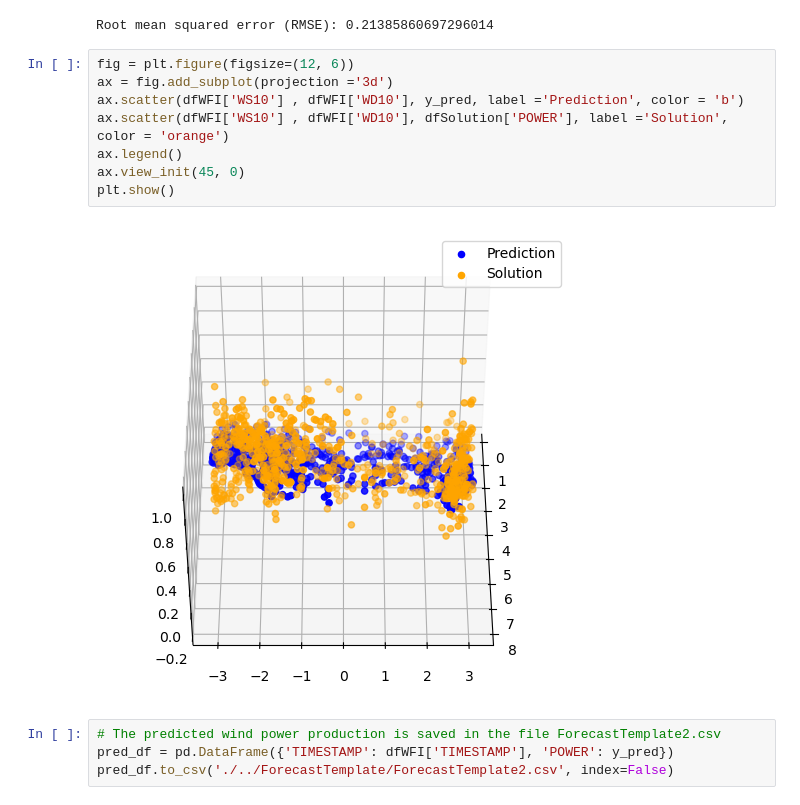
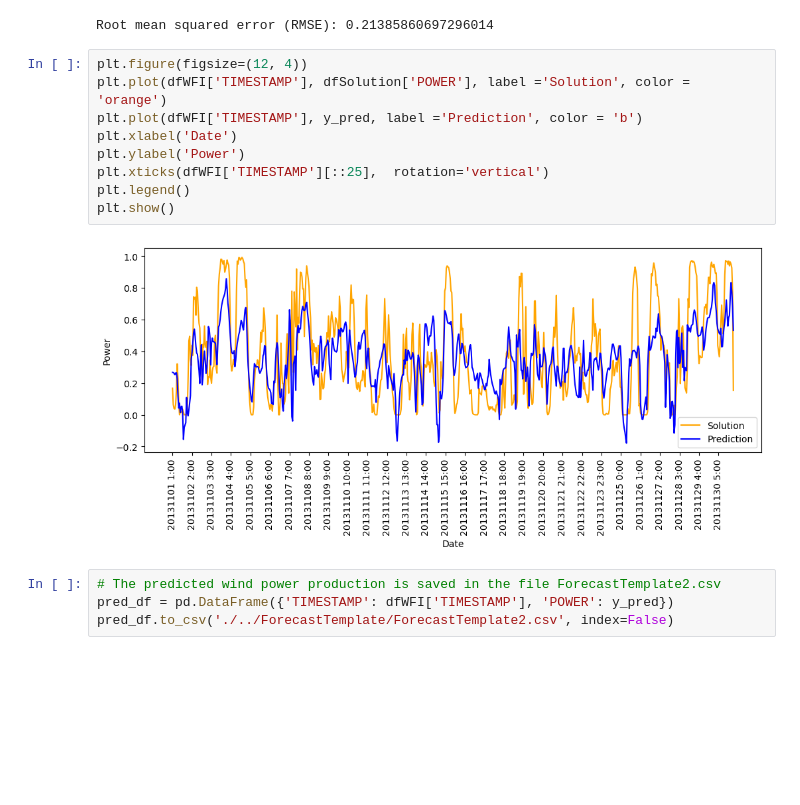
Before and after one commit to danny1401/IN5410-Assignment2, a Jupyter notebook: Task2/task2.ipynb, the cells around one changed output. Cells and saved outputs as stored; diff of their text form; blank space fills up the shorter version.

```diff
--- a/Task2/task2.ipynb
+++ b/Task2/task2.ipynb
@@ -115,16 +115,17 @@ dfSolution = pd.read_csv("./../Solution.csv")
 print('Root mean squared error (RMSE):', np.sqrt(mean_squared_error(dfSolution['POWER'], y_pred)))
 # %% [output]
 Root mean squared error (RMSE): 0.21385860697296014
-# %%
-fig = plt.figure(figsize=(12, 6))
-ax = fig.add_subplot(projection ='3d')
-ax.scatter(dfWFI['WS10'] , dfWFI['WD10'], y_pred, label ='Prediction', color = 'b')
-ax.scatter(dfWFI['WS10'] , dfWFI['WD10'], dfSolution['POWER'], label ='Solution', color = 'orange')
-ax.legend()
-ax.view_init(45, 0)
-plt.show()
-# %% [output]
-[figure, removed]
+# %%
+plt.figure(figsize=(12, 4))
+plt.plot(dfWFI['TIMESTAMP'], dfSolution['POWER'], label ='Solution', color = 'orange')
+plt.plot(dfWFI['TIMESTAMP'], y_pred, label ='Prediction', color = 'b')
+plt.xlabel('Date')
+plt.ylabel('Power')
+plt.xticks(dfWFI['TIMESTAMP'][::25],  rotation='vertical')
+plt.legend()
+plt.show()
+# %% [output]
+[figure, added]
 # %%
 # The predicted wind power production is saved in the file ForecastTemplate2.csv
 pred_df = pd.DataFrame({'TIMESTAMP': dfWFI['TIMESTAMP'], 'POWER': y_pred})
```
Also changed, not shown: 5 other files.
